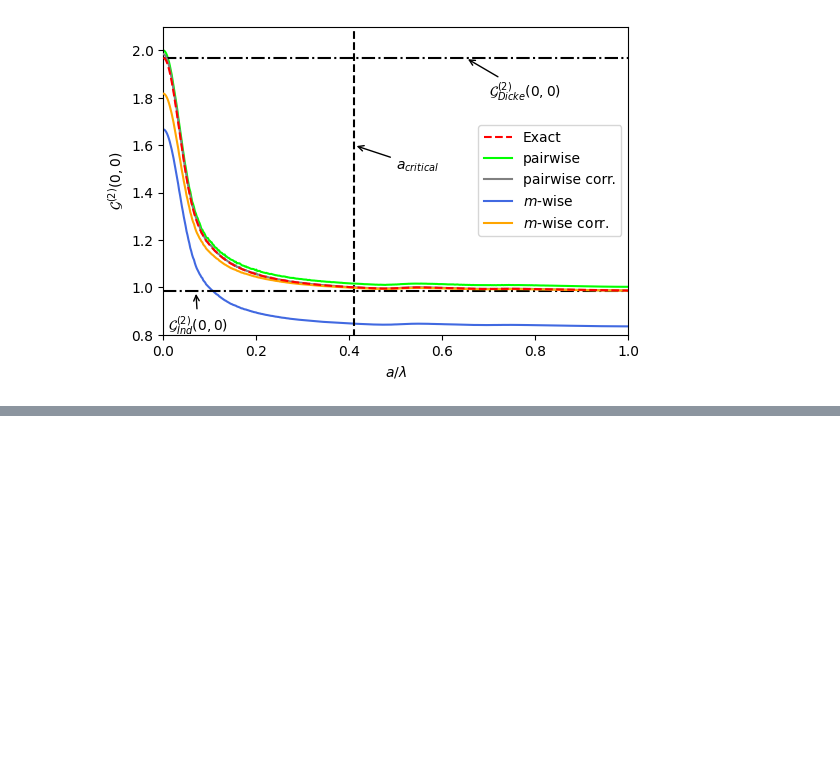
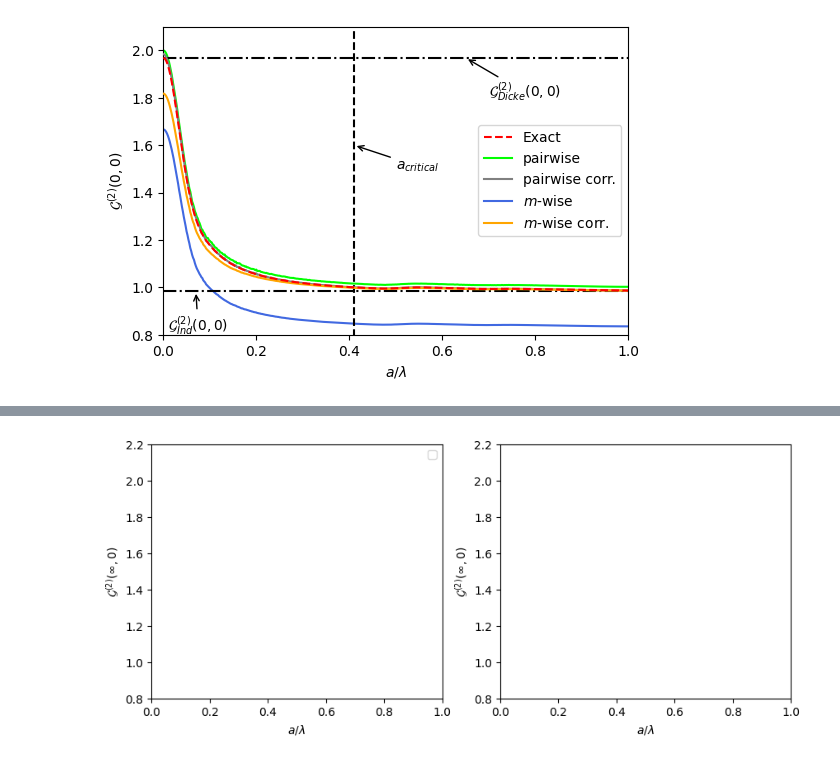
Before and after one commit to Daneyles1/PhD_Projects, a Jupyter notebook: Sampling Methods/Plotting_Visuals.ipynb, the cells around one changed output, grey strips where cells are left out. Cells and saved outputs as stored; diff of their text form; code cells hidden in the pictures; blank space fills up the shorter version.

```diff
--- a/Sampling Methods/Plotting_Visuals.ipynb
+++ b/Sampling Methods/Plotting_Visuals.ipynb
@@ -151,0 +258,32 @@ plt.show()
+# %%
+# (Fig 7) Comaprison of approximaitons in the Steady state
+k = [1,0,0]
+gamma_0 = 1/3*np.pi
+Rabi = 5*gamma_0
+
+m = 6
+S_m = 100
+S_2 = 10000
+
+a_set = np.round(np.linspace(0, 1, 501),10)[1:]
+print(a_set)
+fig, axes = plt.subplots(1, 2, figsize=(10, 4))
+
+
+
+
+
+
+
+
+
+for i in range(2):
+    axes[i].set_xlabel("$a/\lambda$")
+    axes[i].set_ylabel("$\mathcal{G}^{(2)}(\infty, 0)$")
+    axes[i].set_xticks([0, 0.2, 0.4, 0.6, 0.8, 1.0])
+    axes[i].set_xlim([np.min(a_set), np.max(a_set)])
+    axes[i].set_ylim([0.8, 2.2])
+axes[0].legend()
+plt.show()
+# %% [output]
+[figure, added]
```
Also changed, not shown: parts of 6 cells of this notebook, 45 other files.
